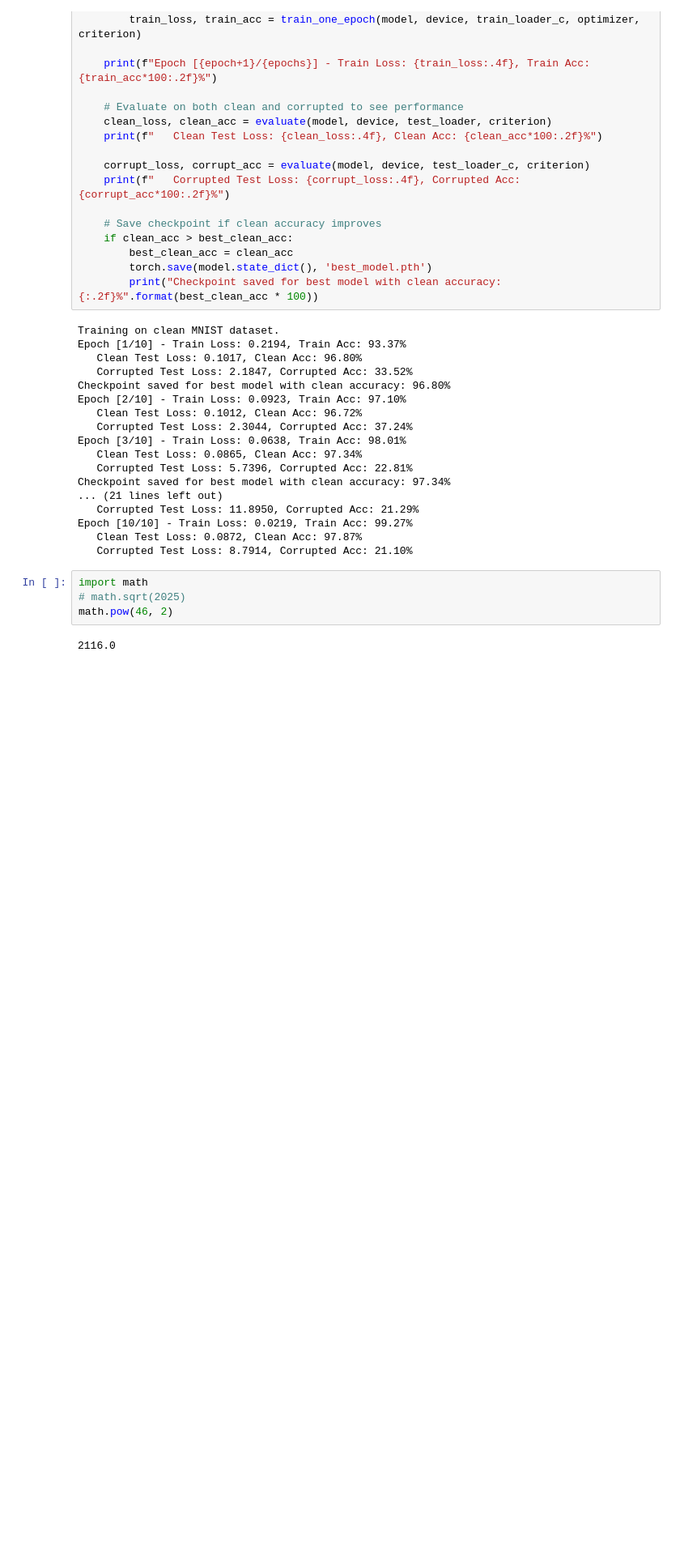
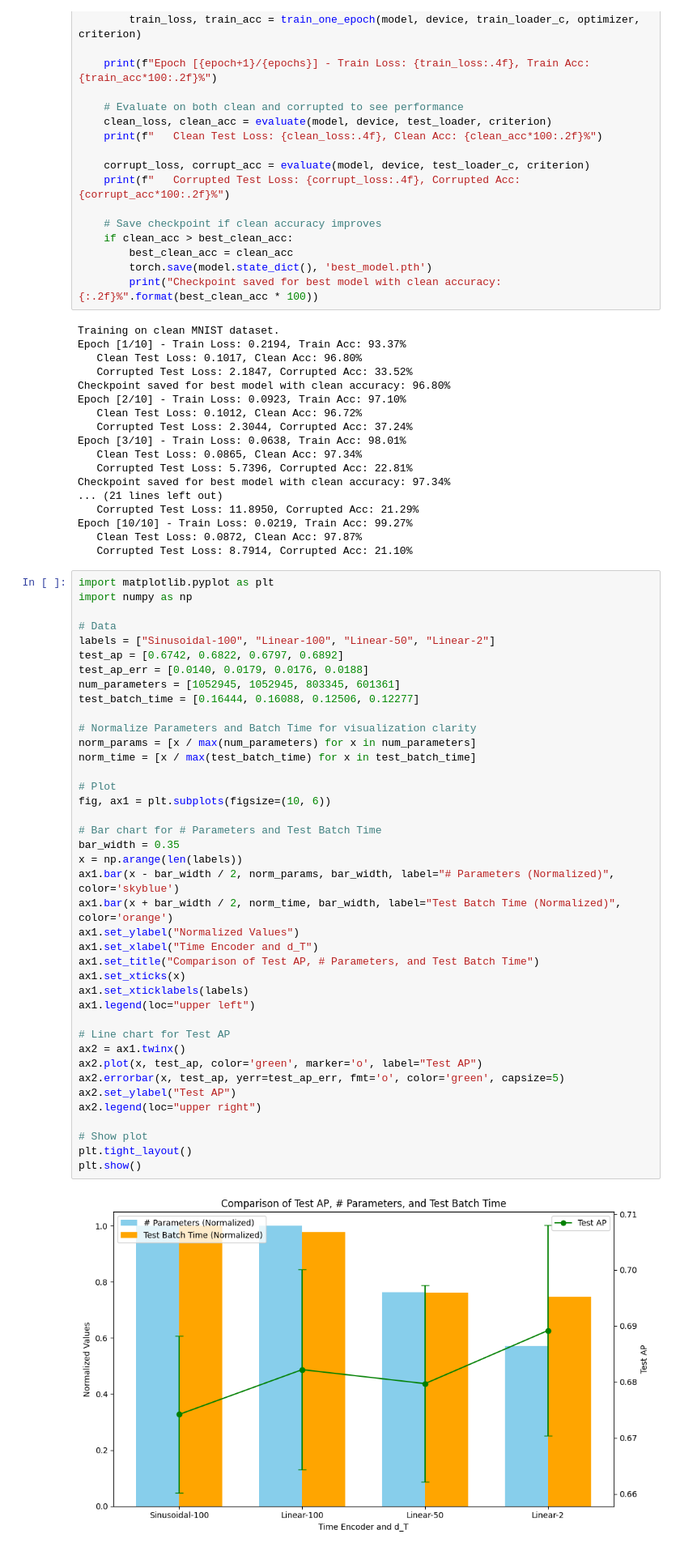
Before and after one commit to aaronhan223/watch, a Jupyter notebook: Podkopaev_Ramdas_Code/mnist_watch.ipynb, the cells around one changed output. Shown at 81% size. Saved outputs shown, nothing was run; the diff lists cells and outputs as text; blank space fills up the shorter version.

```diff
--- a/Podkopaev_Ramdas_Code/mnist_watch.ipynb
+++ b/Podkopaev_Ramdas_Code/mnist_watch.ipynb
@@ -482,9 +482,45 @@ Checkpoint saved for best model with clean accuracy: 97.34%
 Epoch [10/10] - Train Loss: 0.0219, Train Acc: 99.27%
    Clean Test Loss: 0.0872, Clean Acc: 97.87%
    Corrupted Test Loss: 8.7914, Corrupted Acc: 21.10%
-# %%
-import math
-# math.sqrt(2025)
-math.pow(46, 2)
-# %% [output]
-2116.0
+# %%
+import matplotlib.pyplot as plt
+import numpy as np
+
+# Data
+labels = ["Sinusoidal-100", "Linear-100", "Linear-50", "Linear-2"]
+test_ap = [0.6742, 0.6822, 0.6797, 0.6892]
+test_ap_err = [0.0140, 0.0179, 0.0176, 0.0188]
+num_parameters = [1052945, 1052945, 803345, 601361]
+test_batch_time = [0.16444, 0.16088, 0.12506, 0.12277]
+
+# Normalize Parameters and Batch Time for visualization clarity
+norm_params = [x / max(num_parameters) for x in num_parameters]
+norm_time = [x / max(test_batch_time) for x in test_batch_time]
+
+# Plot
+fig, ax1 = plt.subplots(figsize=(10, 6))
+
+# Bar chart for # Parameters and Test Batch Time
+bar_width = 0.35
+x = np.arange(len(labels))
+ax1.bar(x - bar_width / 2, norm_params, bar_width, label="# Parameters (Normalized)", color='skyblue')
+ax1.bar(x + bar_width / 2, norm_time, bar_width, label="Test Batch Time (Normalized)", color='orange')
+ax1.set_ylabel("Normalized Values")
+ax1.set_xlabel("Time Encoder and d_T")
+ax1.set_title("Comparison of Test AP, # Parameters, and Test Batch Time")
+ax1.set_xticks(x)
+ax1.set_xticklabels(labels)
+ax1.legend(loc="upper left")
+
+# Line chart for Test AP
+ax2 = ax1.twinx()
+ax2.plot(x, test_ap, color='green', marker='o', label="Test AP")
+ax2.errorbar(x, test_ap, yerr=test_ap_err, fmt='o', color='green', capsize=5)
+ax2.set_ylabel("Test AP")
+ax2.legend(loc="upper right")
+
+# Show plot
+plt.tight_layout()
+plt.show()
+# %% [output]
+[figure, added]
```
Also changed, not shown: parts of 4 cells of this notebook, 9 other files.
